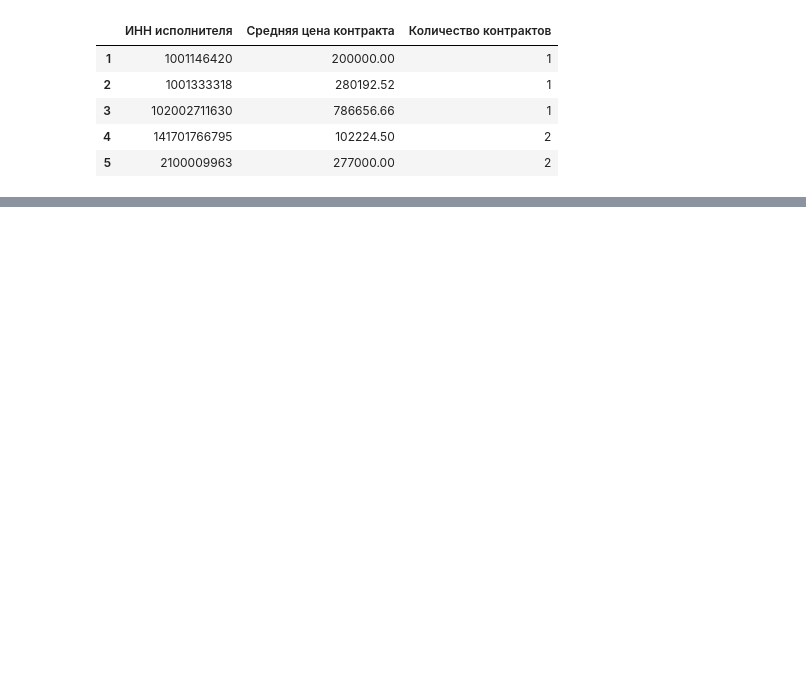
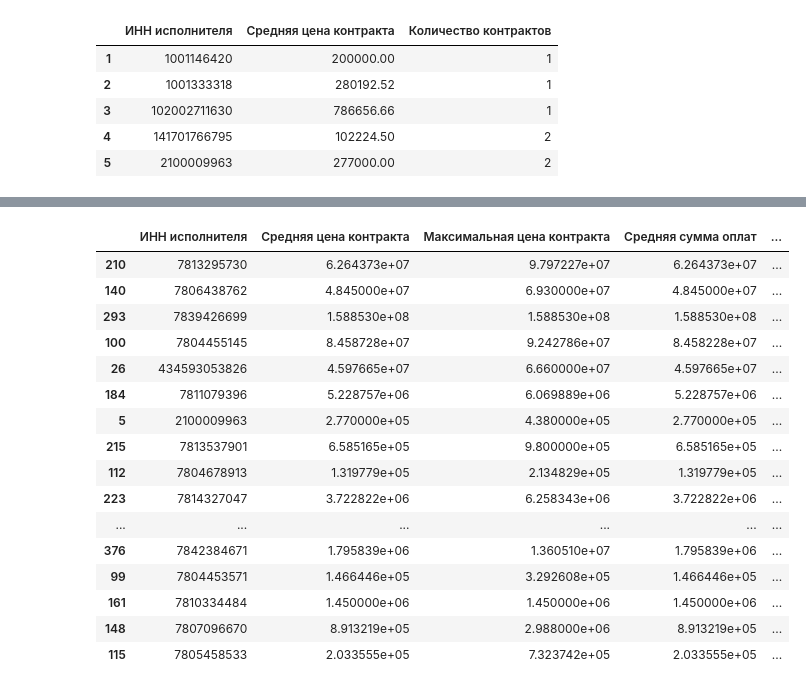
Before and after one commit to Kustarevvv/Contracts, a Jupyter notebook: src/notebooks/Untitled.ipynb, the cells around one changed output, grey strips where cells are left out. Cells and saved outputs as stored; diff of their text form; code cells hidden in the pictures; blank space fills up the shorter version.

```diff
--- a/src/notebooks/Untitled.ipynb
+++ b/src/notebooks/Untitled.ipynb
@@ -380,0 +352,2 @@ memory usage: 132.9+ KB
+# %%
+similarity_df = similarity_df.drop(0)
@@ -380,0 +462,20 @@ memory usage: 132.9+ KB
+# %%
+similarity_sorted.head(50)
+# %% [output]
+|  | ИНН исполнителя | Средняя цена контракта | Максимальная цена контракта | Средняя сумма оплат | ... |
+| 210 | 7813295730 | 6.264373e+07 | 9.797227e+07 | 6.264373e+07 | ... |
+| 140 | 7806438762 | 4.845000e+07 | 6.930000e+07 | 4.845000e+07 | ... |
+| 293 | 7839426699 | 1.588530e+08 | 1.588530e+08 | 1.588530e+08 | ... |
+| 100 | 7804455145 | 8.458728e+07 | 9.242786e+07 | 8.458228e+07 | ... |
+| 26 | 434593053826 | 4.597665e+07 | 6.660000e+07 | 4.597665e+07 | ... |
+| 184 | 7811079396 | 5.228757e+06 | 6.069889e+06 | 5.228757e+06 | ... |
+| 5 | 2100009963 | 2.770000e+05 | 4.380000e+05 | 2.770000e+05 | ... |
+| 215 | 7813537901 | 6.585165e+05 | 9.800000e+05 | 6.585165e+05 | ... |
+| 112 | 7804678913 | 1.319779e+05 | 2.134829e+05 | 1.319779e+05 | ... |
+| 223 | 7814327047 | 3.722822e+06 | 6.258343e+06 | 3.722822e+06 | ... |
+| ... | ... | ... | ... | ... | ... |
+| 376 | 7842384671 | 1.795839e+06 | 1.360510e+07 | 1.795839e+06 | ... |
+| 99 | 7804453571 | 1.466446e+05 | 3.292608e+05 | 1.466446e+05 | ... |
+| 161 | 7810334484 | 1.450000e+06 | 1.450000e+06 | 1.450000e+06 | ... |
+| 148 | 7807096670 | 8.913219e+05 | 2.988000e+06 | 8.913219e+05 | ... |
+| 115 | 7805458533 | 2.033555e+05 | 7.323742e+05 | 2.033555e+05 | ... |
```
Also changed, not shown: parts of 15 cells of this notebook, 1 other file.
